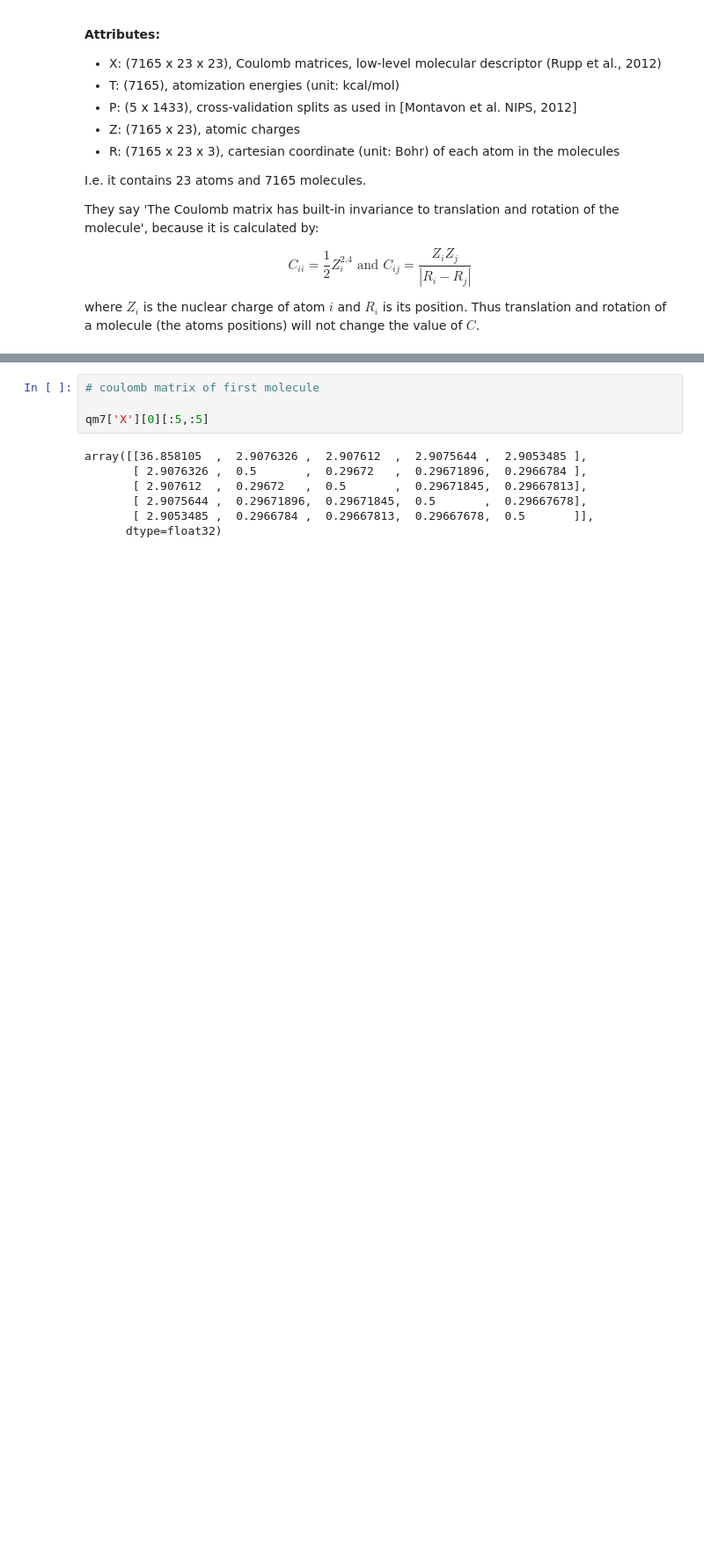
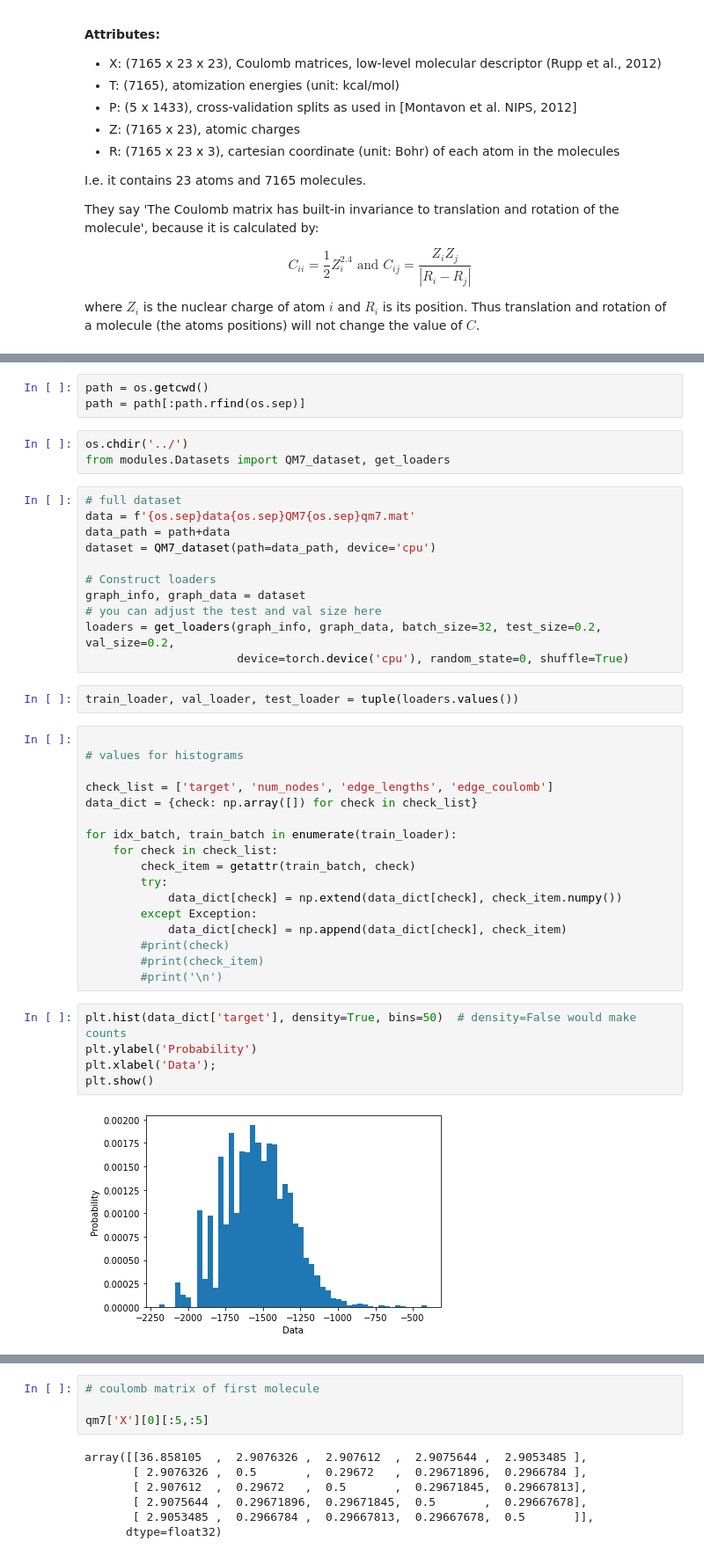
Before and after one commit to albertkjoller/uq-gnn, a Jupyter notebook: content/notebooks/QM7.ipynb, the cells around one changed output, grey strips where cells are left out. Shown: that part at 88% size. Saved outputs shown, nothing was run; the diff lists cells and outputs as text; blank space fills up the shorter version.

```diff
--- a/content/notebooks/QM7.ipynb
+++ b/content/notebooks/QM7.ipynb
@@ -45,0 +45,43 @@ dict_keys(['__header__', '__version__', '__globals__', 'X', 'R', 'Z', 'T', 'P'])
+# %%
+path = os.getcwd()
+path = path[:path.rfind(os.sep)]
+# %%
+os.chdir('../')
+from modules.Datasets import QM7_dataset, get_loaders
+# %%
+# full dataset
+data = f'{os.sep}data{os.sep}QM7{os.sep}qm7.mat'
+data_path = path+data
+dataset = QM7_dataset(path=data_path, device='cpu')
+
+# Construct loaders
+graph_info, graph_data = dataset
+# you can adjust the test and val size here
+loaders = get_loaders(graph_info, graph_data, batch_size=32, test_size=0.2, val_size=0.2,
+                      device=torch.device('cpu'), random_state=0, shuffle=True)
+# %%
+train_loader, val_loader, test_loader = tuple(loaders.values())
+# %%
+
+# values for histograms
+
+check_list = ['target', 'num_nodes', 'edge_lengths', 'edge_coulomb']
+data_dict = {check: np.array([]) for check in check_list}
+
+for idx_batch, train_batch in enumerate(train_loader):
+    for check in check_list:
+        check_item = getattr(train_batch, check)
+        try:
+            data_dict[check] = np.extend(data_dict[check], check_item.numpy())
+        except Exception:
+            data_dict[check] = np.append(data_dict[check], check_item)
+        #print(check)
+        #print(check_item)
+        #print('\n')
+# %%
+plt.hist(data_dict['target'], density=True, bins=50)  # density=False would make counts
+plt.ylabel('Probability')
+plt.xlabel('Data');
+plt.show()
+# %% [output]
+[figure, added]
```
Also changed, not shown: parts of 12 cells of this notebook, 5 other files.
